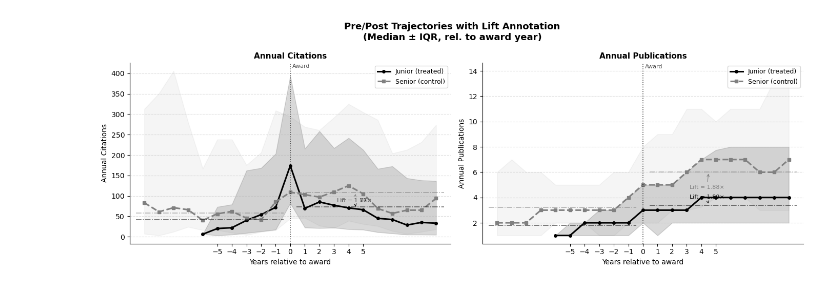
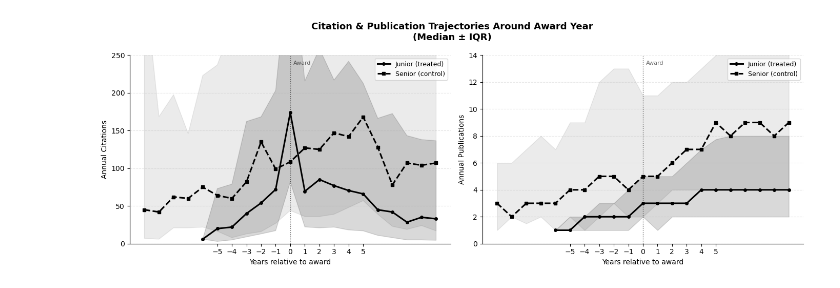
Before and after one commit to AppleShay/thesis-best-paper-trajectories, a Jupyter notebook: notebooks/11_lift_analysis.ipynb, the cells around one changed output. Drawn from its saved outputs; the diff is of its cells as text; code cells hidden in the pictures.

```diff
--- a/notebooks/11_lift_analysis.ipynb
+++ b/notebooks/11_lift_analysis.ipynb
@@ -365,98 +280,51 @@ Total NaN lift:                     256
 # %%
 import matplotlib.pyplot as plt
-import matplotlib.patches as mpatches
 import numpy as np
 
-# ── Aggregate median citations per rel_year per group ─────────────────────
 traj = long.groupby(["treatment", "rel_year"]).agg(
-    med_citations = ("citations", "median"),
-    med_works     = ("works",     "median"),
-    q25_cit       = ("citations", lambda x: x.quantile(0.25)),
-    q75_cit       = ("citations", lambda x: x.quantile(0.75)),
-    q25_works     = ("works",     lambda x: x.quantile(0.25)),
-    q75_works     = ("works",     lambda x: x.quantile(0.75)),
+    med_citations=("citations", "median"),
+    med_works=("works", "median"),
+    q25_cit=("citations", lambda x: x.quantile(0.25)),
+    q75_cit=("citations", lambda x: x.quantile(0.75)),
+    q25_works=("works", lambda x: x.quantile(0.25)),
+    q75_works=("works", lambda x: x.quantile(0.75)),
 ).reset_index()
 
 jun = traj[traj["treatment"] == 1]
 sen = traj[traj["treatment"] == 0]
 
-# ── Pre/post averages for lift annotation ─────────────────────────────────
-def pre_post(df, col):
-    pre  = df[df["rel_year"].isin(range(-5, 0))][col].mean()
-    post = df[df["rel_year"].isin(range(1, 6))][col].mean()
-    return pre, post
-
-jun_pre_cit,  jun_post_cit  = pre_post(jun, "med_citations")
-sen_pre_cit,  sen_post_cit  = pre_post(sen, "med_citations")
-jun_pre_pub,  jun_post_pub  = pre_post(jun, "med_works")
-sen_pre_pub,  sen_post_pub  = pre_post(sen, "med_works")
-
-jun_lift_cit  = jun_post_cit  / jun_pre_cit
-sen_lift_cit  = sen_post_cit  / sen_pre_cit
-jun_lift_pub  = jun_post_pub  / jun_pre_pub
-sen_lift_pub  = sen_post_pub  / sen_pre_pub
-
-# ── Plot ──────────────────────────────────────────────────────────────────
 fig, axes = plt.subplots(1, 2, figsize=(14, 5))
-fig.suptitle("Pre/Post Trajectories with Lift Annotation\n(Median ± IQR, rel. to award year)",
+fig.suptitle("Citation & Publication Trajectories Around Award Year\n(Median ± IQR)",
              fontsize=13, fontweight="bold")
 
-for ax, metric, y_col, q25_col, q75_col, title, \
-    j_pre, j_post, s_pre, s_post, j_lift, s_lift in [
-    (axes[0], "Citations", "med_citations", "q25_cit", "q75_cit", "Annual Citations",
-     jun_pre_cit, jun_post_cit, sen_pre_cit, sen_post_cit, jun_lift_cit, sen_lift_cit),
-    (axes[1], "Works",     "med_works",     "q25_works","q75_works","Annual Publications",
-     jun_pre_pub, jun_post_pub, sen_pre_pub, sen_post_pub, jun_lift_pub, sen_lift_pub),
+for ax, ycol, q25col, q75col, ylabel, ylim in [
+    (axes[0], "med_citations", "q25_cit", "q75_cit", "Annual Citations",    (0, 250)),
+    (axes[1], "med_works",     "q25_works","q75_works","Annual Publications",(0, 14)),
 ]:
-    # IQR bands
-    ax.fill_between(jun["rel_year"], jun[q25_col], jun[q75_col],
-                    alpha=0.15, color="black", label="_nolegend_")
-    ax.fill_between(sen["rel_year"], sen[q25_col], sen[q75_col],
-                    alpha=0.08, color="gray",  label="_nolegend_")
+    ax.fill_between(jun["rel_year"], jun[q25col], jun[q75col],
+                    alpha=0.15, color="black")
+    ax.fill_between(sen["rel_year"], sen[q25col], sen[q75col],
+                    alpha=0.08, color="black")
 
-    # Median lines
-    ax.plot(jun["rel_year"], jun[y_col], color="black",
+    ax.plot(jun["rel_year"], jun[ycol], color="black",
             linewidth=2.2, marker="o", markersize=4, label="Junior (treated)")
-    ax.plot(sen["rel_year"], sen[y_col], color="gray",
+    ax.plot(sen["rel_year"], sen[ycol], color="black",
             linewidth=2.2, marker="s", markersize=4, linestyle="--", label="Senior (control)")
 
-    # Award line
-    ax.axvline(0, color="black", linewidth=1.2, linestyle=":", alpha=0.7)
-    ax.text(0.15, ax.get_ylim()[1]*0.97, "Award", fontsize=8, color="black", alpha=0.7)
-
-    # Pre average reference lines
-    ax.axhline(j_pre, xmin=0.02, xmax=0.48, color="black",
-               linewidth=1.2, linestyle="-.", alpha=0.6)
-    ax.axhline(s_pre, xmin=0.02, xmax=0.48, color="gray",
-               linewidth=1.2, linestyle="-.", alpha=0.6)
-
-    # Post average reference lines
-    ax.axhline(j_post, xmin=0.52, xmax=0.98, color="black",
-               linewidth=1.2, linestyle="-.", alpha=0.6)
-    ax.axhline(s_post, xmin=0.52, xmax=0.98, color="gray",
-               linewidth=1.2, linestyle="-.", alpha=0.6)
-
-    # Lift annotations
-    ax.annotate(f"Lift = {j_lift:.2f}×",
-                xy=(4.5, j_post), xytext=(3.2, j_post * 1.15),
-                fontsize=8, color="black",
-                arrowprops=dict(arrowstyle="->", color="black", lw=0.8))
-    ax.annotate(f"Lift = {s_lift:.2f}×",
-                xy=(4.5, s_post), xytext=(3.2, s_post * 0.78),
-                fontsize=8, color="gray",
-                arrowprops=dict(arrowstyle="->", color="gray", lw=0.8))
+    ax.set_ylim(ylim)
+    ax.axvline(0, color="black", linewidth=1.0, linestyle=":", alpha=0.6)
+    ax.text(0.2, ax.get_ylim()[1] * 0.95, "Award", fontsize=8, alpha=0.6)
 
     ax.set_xlabel("Years relative to award", fontsize=10)
-    ax.set_ylabel(title, fontsize=10)
-    ax.set_title(title, fontsize=11, fontweight="bold")
+    ax.set_ylabel(ylabel, fontsize=10)
+    ax.set_xticks(range(-5, 6))
     ax.legend(fontsize=9)
-    ax.set_xticks(range(-5, 6))
-    ax.grid(axis="y", linestyle="--", alpha=0.4)
+    ax.grid(axis="y", linestyle="--", alpha=0.3)
     ax.spines["top"].set_visible(False)
     ax.spines["right"].set_visible(False)
 
 plt.tight_layout()
 fig.savefig(DATA_FIGURES / "11_lift_trajectories.png", dpi=150, bbox_inches="tight")
-print("✓ Saved: data/figures/11_lift_trajectories.png")
+print("✓ Saved: 11_lift_trajectories.png")
 plt.show()
 # %% [output]
@@ -464 +332 @@ plt.show()
-[figure, old version]
+[figure, new version]
```
Also changed, not shown: parts of 19 cells of this notebook, 28 other files.
